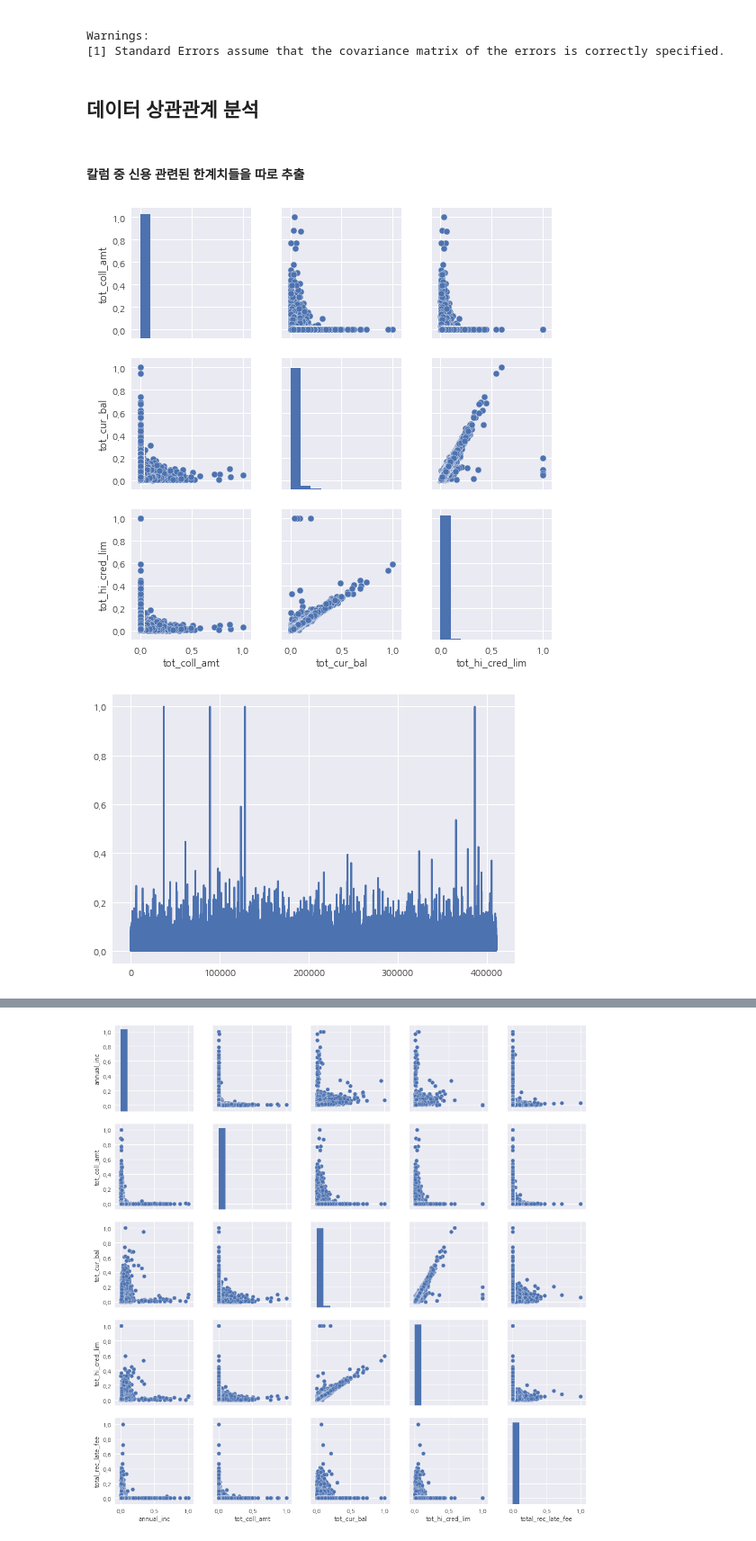
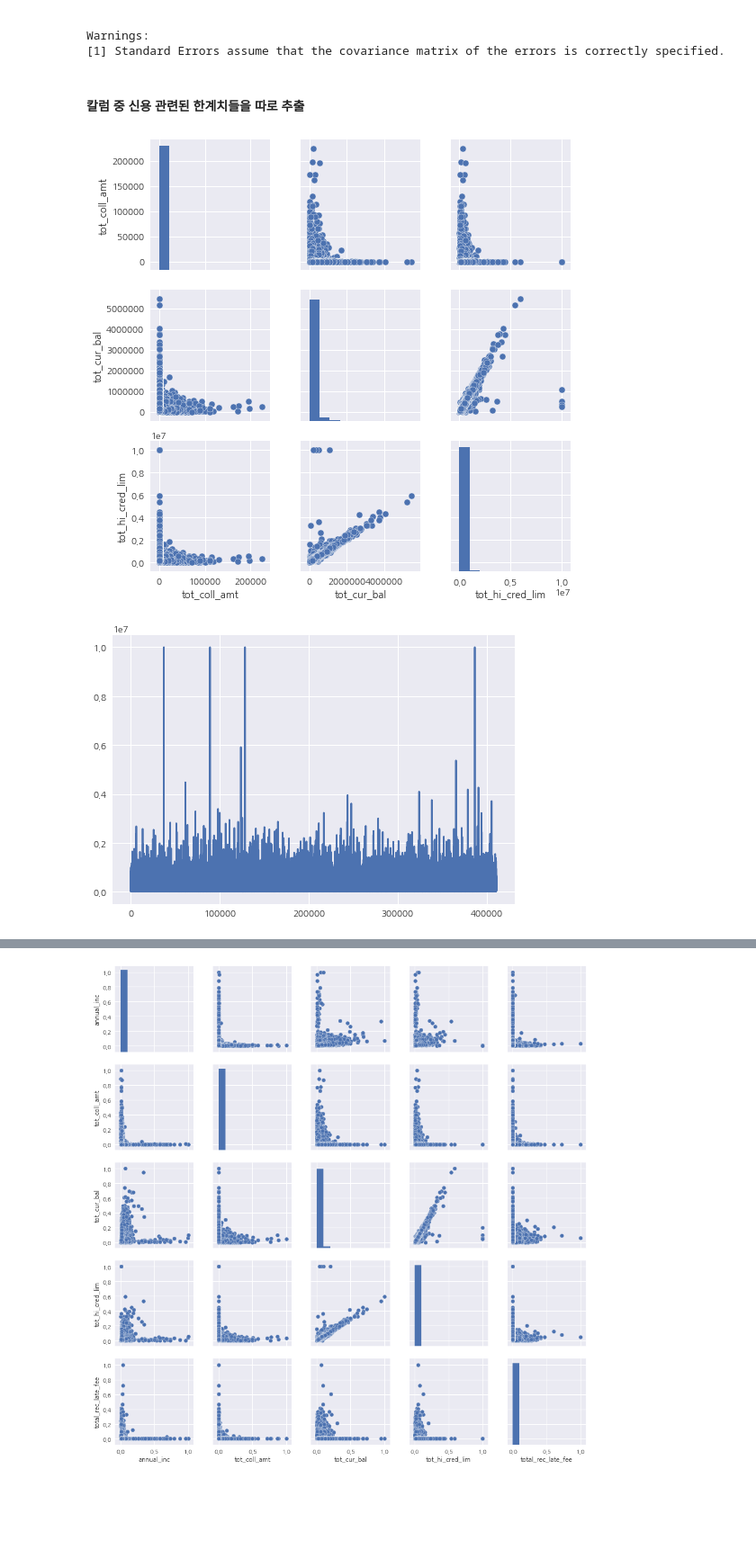
Before and after one commit to devyohan/fc_team_project2, a Jupyter notebook: notebook.ipynb, the cells around one changed output, grey strips where cells are left out. Shown at 90% size. Cells and saved outputs as stored; diff of their text form; code cells hidden in the pictures; blank space fills up the shorter version.

```diff
--- a/notebook.ipynb
+++ b/notebook.ipynb
@@ -334,20 +334,18 @@ Covariance Type:            nonrobust
 
 Warnings:
 [1] Standard Errors assume that the covariance matrix of the errors is correctly specified.
-# %% [markdown]
-## 데이터 상관관계 분석
 # %% [markdown]
 #### 칼럼 중 신용 관련된 한계치들을 따로 추출
 # %%
 tot = ['tot_coll_amt','tot_cur_bal','tot_hi_cred_lim','total_acc','total_bal_ex_mort','total_bal_il','total_bc_limit','total_cu_tl','total_il_high_credit_limit','total_pymnt','total_pymnt_inv','total_rec_int','total_rec_late_fee','total_rec_prncp','total_rev_hi_lim']
 tot1 = ['tot_coll_amt','tot_cur_bal','tot_hi_cred_lim']
 tot2 = ['annual_inc','tot_coll_amt', 'tot_cur_bal', 'tot_hi_cred_lim', 'total_rec_late_fee']
-sns.pairplot(df1[tot1])
+sns.pairplot(df0[tot1])
 plt.show()
 # %% [output]
-[figure, old version]
+[figure, new version]
 # %%
-plt.plot(df1.tot_hi_cred_lim)
+plt.plot(df0.tot_hi_cred_lim)
 plt.show()
 # %% [output]
-[figure, old version]
+[figure, new version]
```
Also changed, not shown: parts of 1 cell of this notebook.
